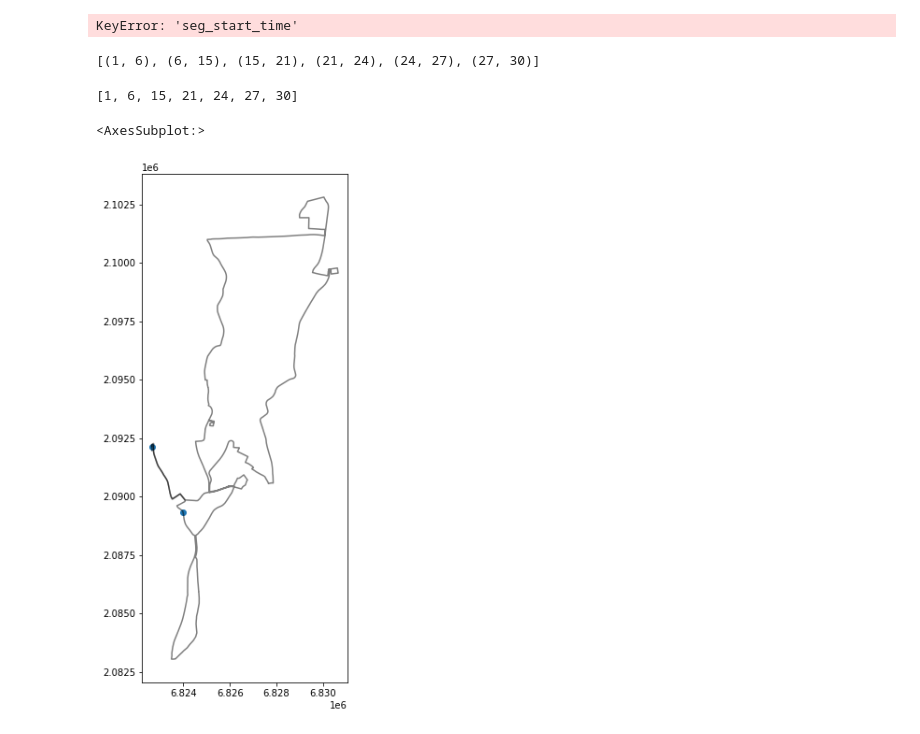
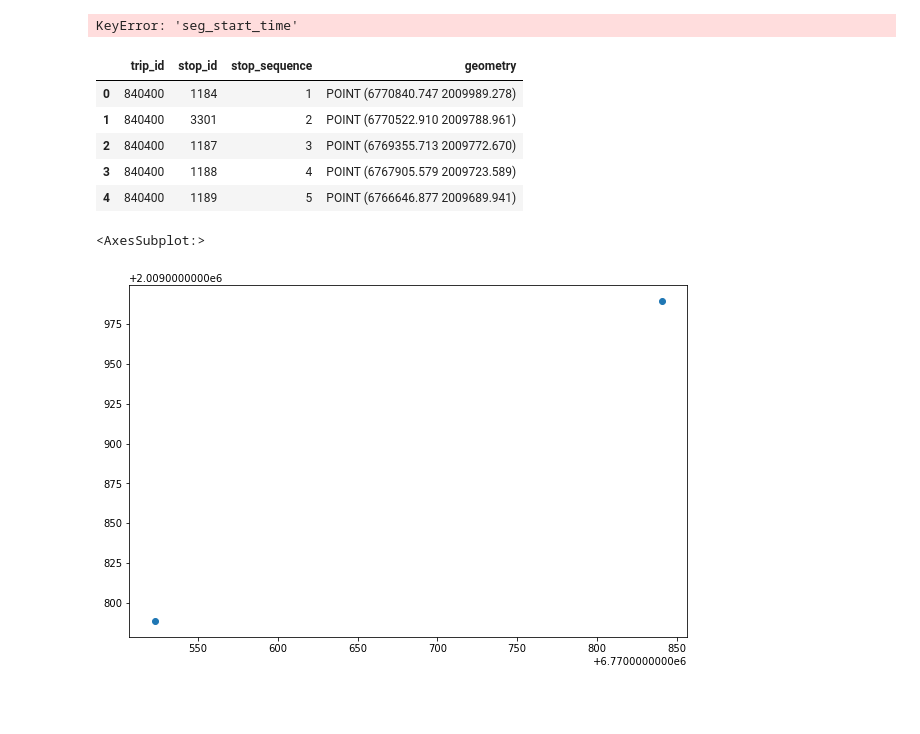
Before and after one commit to SACOG/GTFS-tools, a Jupyter notebook: gtfs-link-speeds/testing-linkspeed-fxns.ipynb, the cells around one changed output. Drawn from its saved outputs; the diff is of its cells as text; code cells hidden in the pictures; blank space fills up the shorter version.

```diff
--- a/gtfs-link-speeds/testing-linkspeed-fxns.ipynb
+++ b/gtfs-link-speeds/testing-linkspeed-fxns.ipynb
@@ -47,7 +42,7 @@ df_test_trip = gtfs.df_trips.loc[gtfs.df_trips['trip_id'] == test_trip_id]
 
 # create geodataframe of the test trip, with trip data and trip shape
 gdf_test_tripshp = df_test_trip.join(gtfs.gdf_lineshps, on='shape_id')
-gdf_test_tripshp = gpd.GeoDataFrame(gdf_test_tripshp, geometry='geometry')
+gdf_test_tripshp = gpd.GeoDataFrame(gdf_test_tripshp, geometry='geometry', crs=gtfs.epsg_sacog)
 
 # make point gdf of stop locations along the trip shape
 gdf_test_stops = df_test_trip.merge(gtfs.df_stoptimes, on='trip_id') \
@@ -144,0 +53,11 @@ seg_data
+# %%
+pair = stop_pairs[0]
+
+gdf_pair = gdf_test_stops.loc[gdf_test_stops['stop_sequence'].isin(pair)]
+trip_line = gdf_test_tripshp.geometry[0]
+coords = gdf_pair.geometry.unary_union
+
+# coords_snapped = shapely.ops.snap(coords, line, tolerance=100.0)
+
+# gdf_snapped_pts = gpd.GeoDataFrame([[i, geo] for i, geo in enumerate(coords_snapped)], \
+#                  columns=['i', 'geometry'], geometry='geometry')
@@ -156,20 +226,20 @@ test_outfile = r'C:\Users\dconly\Desktop\Temporary\geopandas-v-sedf\trip_segs.sh
 test_gdf.to_file(test_outfile)
 # %% [output]
 KeyError: 'seg_start_time'
-# %%
-stops = list(gdf_test_stops['stop_sequence'])
-stop_pairs = [(stops[i], stops[i+1]) for i, j in enumerate(stops) if i+1 < len(stops)]
-# %% [output]
-[(1, 6), (6, 15), (15, 21), (21, 24), (24, 27), (27, 30)]
-# %%
-list(gdf_test_stops['stop_sequence'])
-# %% [output]
-[1, 6, 15, 21, 24, 27, 30]
+# %%
+gdf_test_stops.head()
+# %% [output]
+|  | trip_id | stop_id | stop_sequence | geometry |
+| 0 | 840400 | 1184 | 1 | POINT (6770840.747 2009989.278) |
+| 1 | 840400 | 3301 | 2 | POINT (6770522.910 2009788.961) |
+| 2 | 840400 | 1187 | 3 | POINT (6769355.713 2009772.670) |
+| 3 | 840400 | 1188 | 4 | POINT (6767905.579 2009723.589) |
+| 4 | 840400 | 1189 | 5 | POINT (6766646.877 2009689.941) |
 # %%
 # ax = gdf_segments.loc[gdf_segments.index == 0].plot(figsize=(10, 10), alpha=0.5, edgecolor='k')
 ax = gdf_segments.plot(figsize=(10, 10), alpha=0.5, edgecolor='k')
-df_nearest_seg = gdf_test_stops.loc[gdf_test_stops['segtouch'] < 100]
-first_pair.plot(ax=ax)
+df_nearest_seg = gdf_test_stops # gdf_test_stops.loc[gdf_test_stops['distance'] < 100]
+gdf_pair.plot(ax=ax)
 # %% [output]
 <AxesSubplot:>
-[figure, old version]
+[figure, new version]
```
Also changed, not shown: parts of 13 cells of this notebook, 2 other files.
